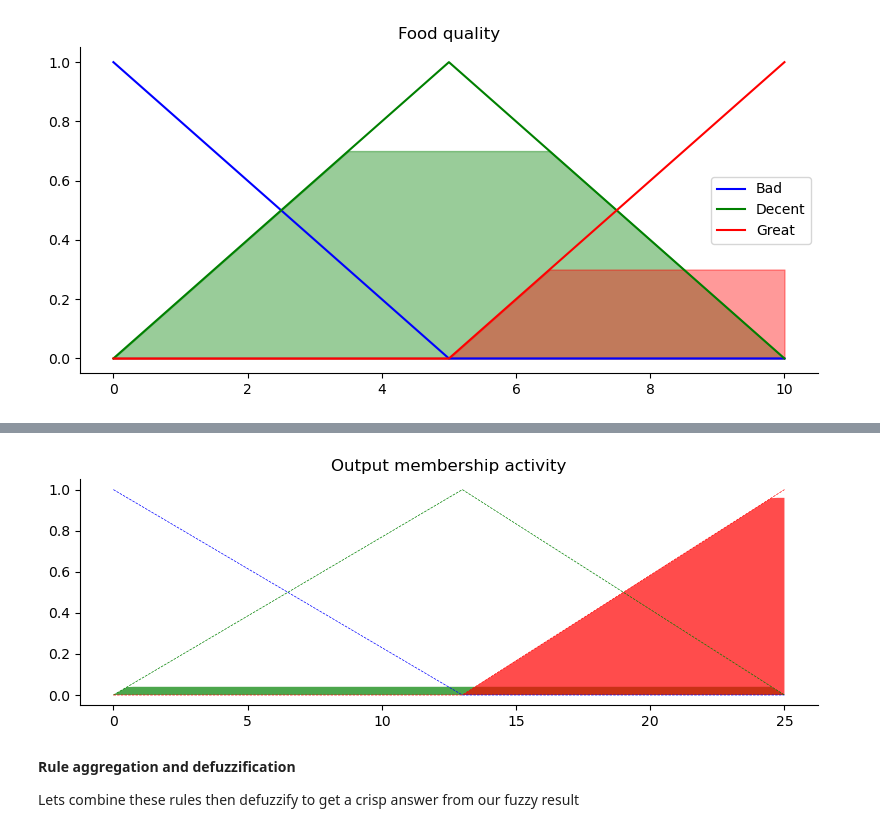
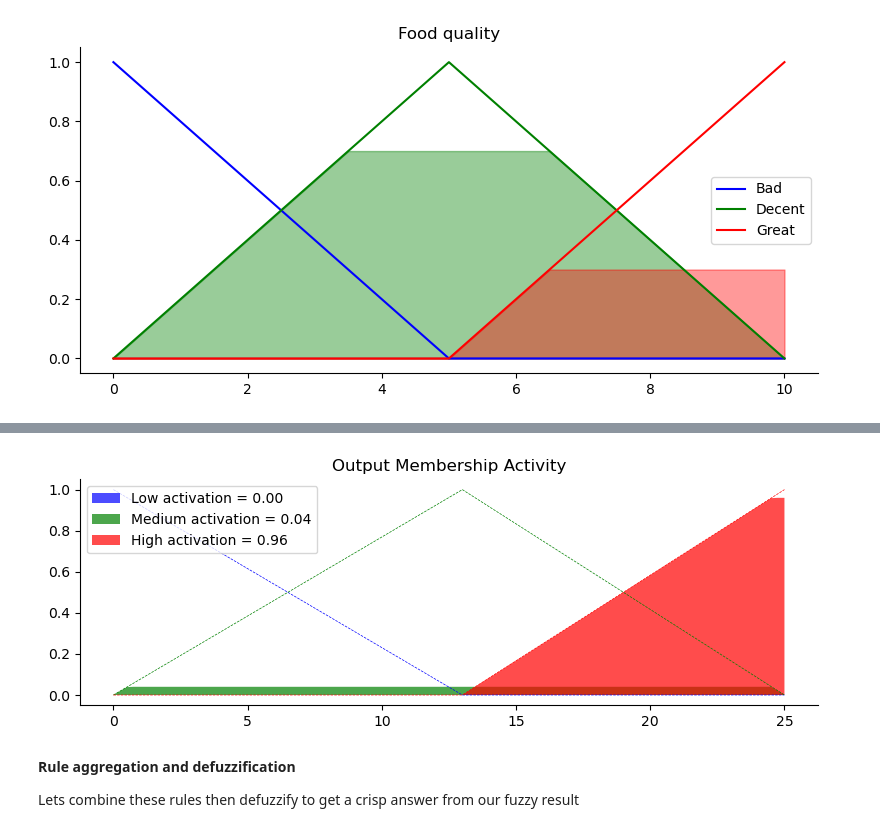
Before and after one commit to RyanWBiao/ComputationalIntelligence2025, a Jupyter notebook: FuzzySets/FLS.ipynb, the cells around one changed output, grey strips where cells are left out. Saved outputs shown, nothing was run; the diff lists cells and outputs as text; code cells hidden in the pictures.

```diff
--- a/FuzzySets/FLS.ipynb
+++ b/FuzzySets/FLS.ipynb
@@ -335,44 +336,82 @@ Great:  0.9600000000000002
 # %%
 # now we take our rules and apply them.
 # rule 1 concerns bad food OR service.
 # the OR operator means we take the maximum of these two.
-active_rule1 = np.fmax(qual_level_lo_firing, serv_level_lo_firing)
+activation_Rule1 = np.fmax(qual_level_lo_firing, serv_level_lo_firing)
 # Remark: The np.fmax()  returns the element-wise maximum between 2 arrays. (this the line above, just 2 numbers, it's the same as max())
 # Since qual_level_lo_firing, serv_level_lo_firing are juse constans. It's the same as max() here.
+# Remark2: We use max as the fuzzy OR operator. The example in  textbook is use min as the fuzzy AND operator.
 
 # now we apply this by clipping the top off the corresponding output
 # membership function with `np.fmin
-tip_activation_lo = np.fmin(active_rule1, tip_lo_func)  # removed entirely to 0
+tip_activation_lo = np.fmin(activation_Rule1, tip_lo_func)  # removed entirely to 0
 
-# for rule 2 we connect acceptable service to medium tipping
+# for rule 2 we connect acceptable service to medium tipping (The Rule2 has only one antecedent clause, so we don't need to find the max/min firing strength)
 tip_activation_md = np.fmin(serv_level_md_firing, tip_md_func)
 
 # for rule 3 we connect high service OR high food with high tipping
-active_rule3 = np.fmax(qual_level_hi_firing, serv_level_hi_firing)
-tip_activation_hi = np.fmin(active_rule3, tip_hi_func)
+activation_Rule3 = np.fmax(qual_level_hi_firing, serv_level_hi_firing)
+tip_activation_hi = np.fmin(activation_Rule3, tip_hi_func)
 tip0 = np.zeros_like(domain_tip)
+
+# # visualize this
+# fig, ax0 = plt.subplots(figsize=(8, 3))
+
+# ax0.fill_between(domain_tip, tip0, tip_activation_lo, facecolor='b', alpha=0.7,label=f'Low activation = {np.max(tip_activation_lo):.2f}')
+# ax0.plot(domain_tip, tip_lo_func, 'b', linewidth=0.5, linestyle='--', )
+
+# ax0.fill_between(domain_tip, tip0, tip_activation_md, facecolor='g', alpha=0.7)
+# ax0.plot(domain_tip, tip_md_func, 'g', linewidth=0.5, linestyle='--')
+
+# ax0.fill_between(domain_tip, tip0, tip_activation_hi, facecolor='r', alpha=0.7)
+# ax0.plot(domain_tip, tip_hi_func, 'r', linewidth=0.5, linestyle='--')
+# ax0.set_title('Output membership activity')
+
+# ax0.set_title('Output Membership Activity')
+
+# # turn off top/right axes
+# for ax in (ax0,):
+#     ax.spines['top'].set_visible(False)
+#     ax.spines['right'].set_visible(False)
+#     ax.get_xaxis().tick_bottom()
+#     ax.get_yaxis().tick_left()
+
+# plt.tight_layout()
 
 # visualize this
 fig, ax0 = plt.subplots(figsize=(8, 3))
 
-ax0.fill_between(domain_tip, tip0, tip_activation_lo, facecolor='b', alpha=0.7)
-ax0.plot(domain_tip, tip_lo_func, 'b', linewidth=0.5, linestyle='--', )
-ax0.fill_between(domain_tip, tip0, tip_activation_md, facecolor='g', alpha=0.7)
+# LOW (blue)
+ax0.fill_between(domain_tip, tip0, tip_activation_lo,
+                 facecolor='b', alpha=0.7, label=f'Low activation = {np.max(tip_activation_lo):.2f}')
+ax0.plot(domain_tip, tip_lo_func, 'b', linewidth=0.5, linestyle='--')
+
+# MEDIUM (green)
+ax0.fill_between(domain_tip, tip0, tip_activation_md,
+                 facecolor='g', alpha=0.7, label=f'Medium activation = {np.max(tip_activation_md):.2f}')
 ax0.plot(domain_tip, tip_md_func, 'g', linewidth=0.5, linestyle='--')
-ax0.fill_between(domain_tip, tip0, tip_activation_hi, facecolor='r', alpha=0.7)
+
+# HIGH (red)
+ax0.fill_between(domain_tip, tip0, tip_activation_hi,
+                 facecolor='r', alpha=0.7, label=f'High activation = {np.max(tip_activation_hi):.2f}')
 ax0.plot(domain_tip, tip_hi_func, 'r', linewidth=0.5, linestyle='--')
-ax0.set_title('Output membership activity')
+
+ax0.set_title('Output Membership Activity')
 
 # turn off top/right axes
 for ax in (ax0,):
     ax.spines['top'].set_visible(False)
     ax.spines['right'].set_visible(False)
     ax.get_xaxis().tick_bottom()
     ax.get_yaxis().tick_left()
 
+# Add legend
+ax0.legend(loc='upper left')
+
 plt.tight_layout()
+plt.show()
 # %% [output]
-[figure, old version]
+[figure, new version]
 # %% [markdown]
 **Rule aggregation and defuzzification**
 
```
Also changed, not shown: parts of 3 cells of this notebook, 1 other file.
